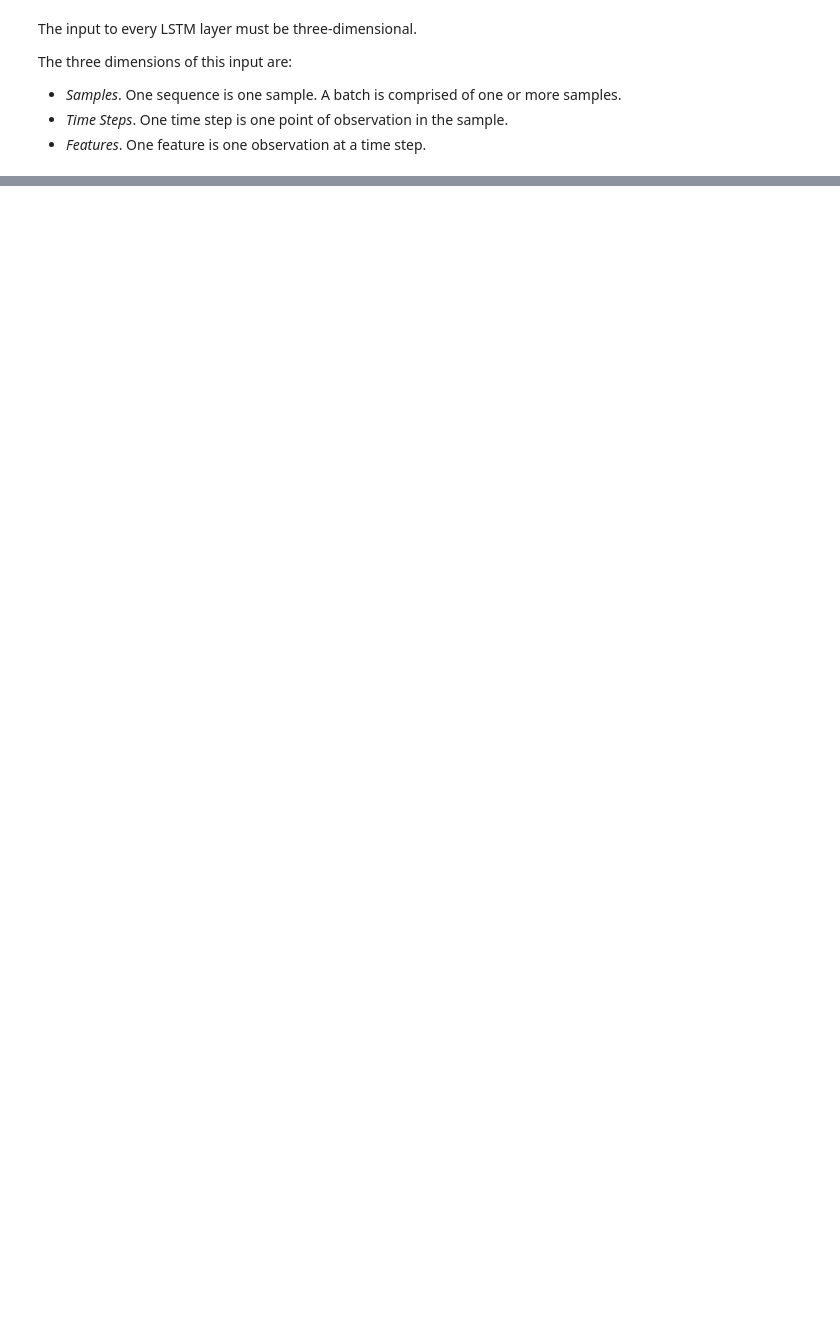
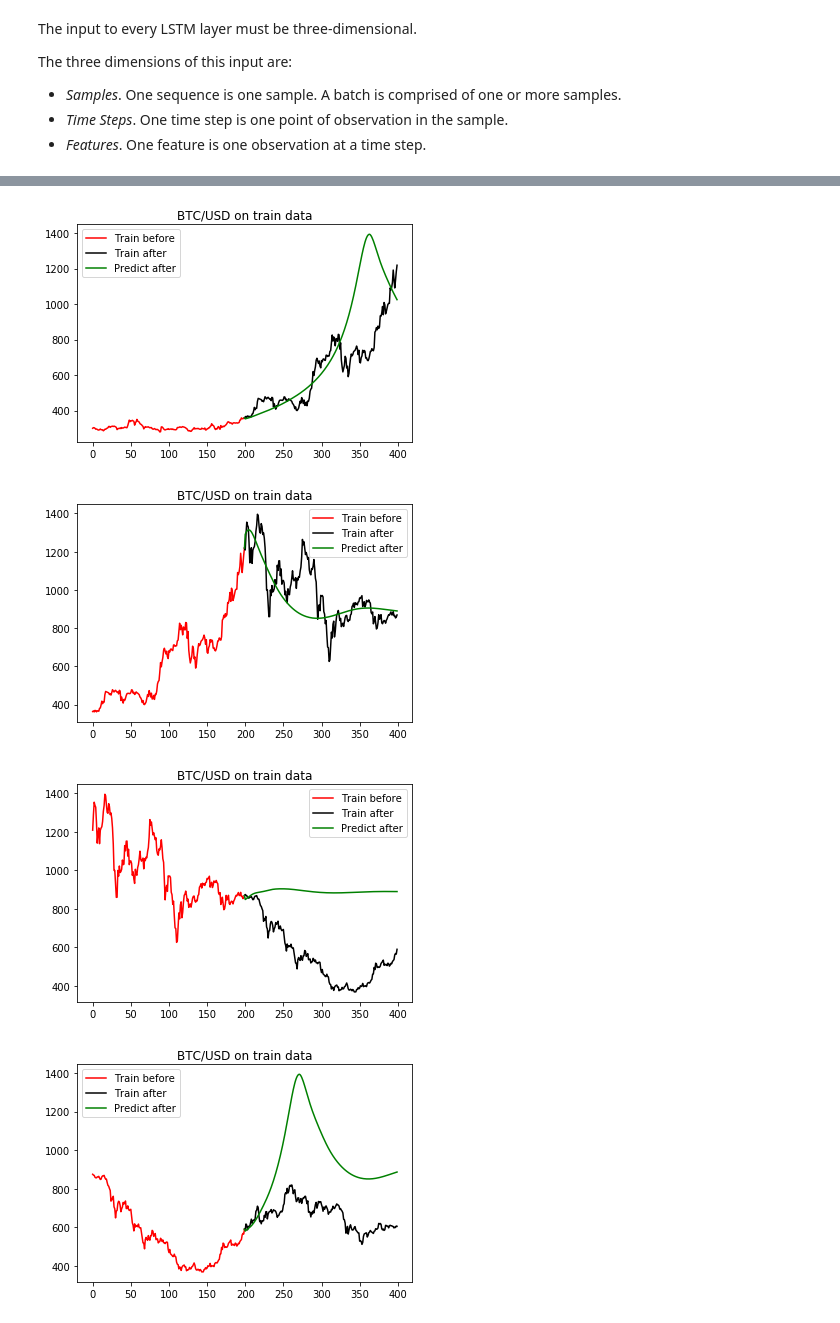
Before and after one commit to Drabble/CryptoPredictions, a Jupyter notebook: CryptoPredictions.ipynb, the cells around one changed output, grey strips where cells are left out. Drawn from its saved outputs; the diff is of its cells as text; code cells hidden in the pictures; blank space fills up the shorter version.

```diff
--- a/CryptoPredictions.ipynb
+++ b/CryptoPredictions.ipynb
@@ -322,16 +338,15 @@ plt.show()
 # %%
+# make predictions for the x element in one sample, and predict the next elements of the next sample
 # load model from single file
 model = keras.models.load_model('lstm_model.h5')
 
 # make predictions
-num_steps_before = 1124
-initial_values = np.array([X[0][:num_steps_before,:]])
-predictions = initial_values
-
-for i in range(0,100):
-    prediction = model.predict(predictions, verbose=1)
-    predictions = np.append(predictions,[prediction])
-    predictions = np.delete(predictions,0)
-    predictions = predictions.reshape((1,predictions.shape[0],1))
-
-results = model.predict(predictions, verbose=1)
+def predictNextSample(data):
+    predictions = data
+    predictions = np.reshape(predictions, (predictions.shape[0],1))
+    for i in range(0,timesteps):
+        prediction = model.predict(np.reshape(predictions, (1,predictions.shape[0],1)), verbose=0)
+        predictions = np.append(predictions, prediction[0])
+        predictions = np.delete(predictions,0)
+    predictions = np.reshape(predictions, (predictions.shape[0],1))
+    return predictions
@@ -340,0 +353,16 @@ plt.scatter(range(1124),X,c='b')
+# %%
+for i in range(0, len(trainX) - 1):
+    predictions = predictNextSample(trainX[i])
+    plt.plot([x for x in range(0,len(predictions))], scaler.inverse_transform(trainX[i]), color = 'red', label = 'Train before')
+    plt.plot([x for x in range(len(predictions)-1,len(predictions)*2)], scaler.inverse_transform(np.insert(trainX[i+1], 0, trainX[i][-1]).reshape((timesteps+1,1))), color = 'black', label = 'Train after')
+    plt.plot([x for x in range(len(predictions)-1,len(predictions)*2)], scaler.inverse_transform(np.insert(predictions, 0, trainX[i][-1]).reshape((timesteps+1,1))), color = 'green', label = 'Predict after')
+    plt.title('BTC/USD on train data')
+    ax.set_xlabel("Time")
+    ax.set_ylabel("USD")
+    plt.legend()
+    plt.show()
+# %% [output]
+[figure, added]
+[figure, added]
+[figure, added]
+[figure, added]
```
Also changed, not shown: parts of 21 cells of this notebook.
